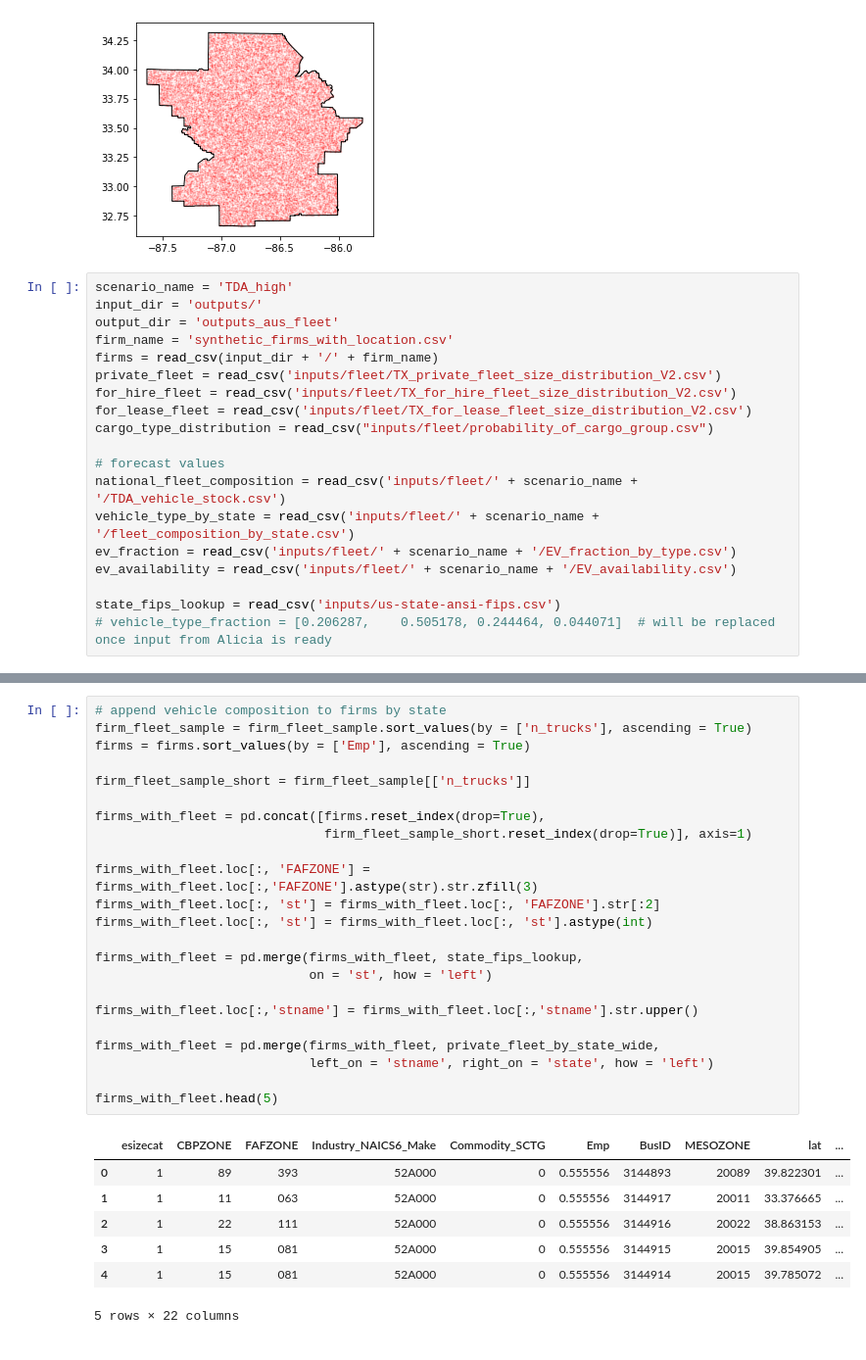
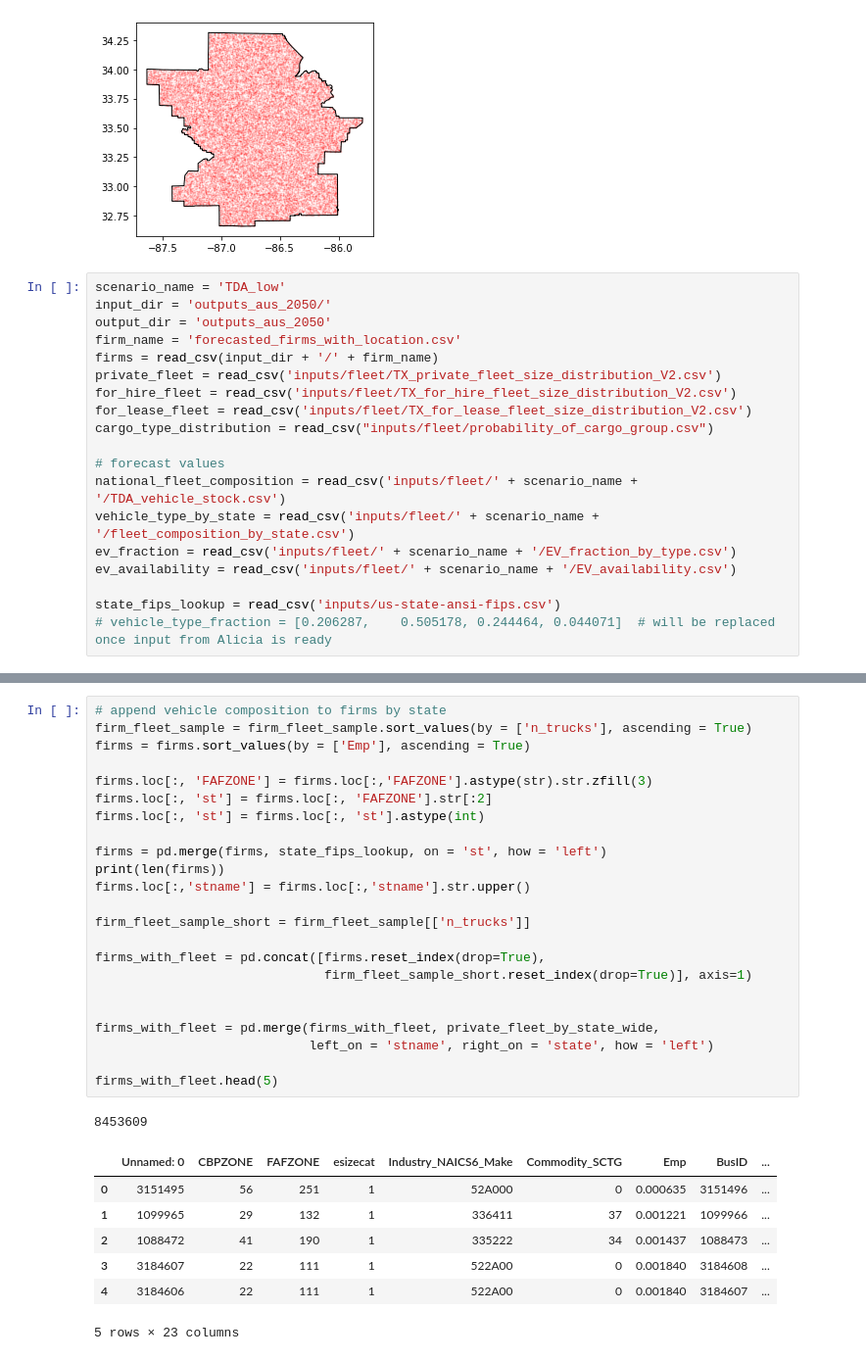
Before and after one commit to LBNL-UCB-STI/SynthFirm, a Jupyter notebook: Firm Synthesis/fleet_generation/firm_fleet_assignment_V3.ipynb, the cells around one changed output, grey strips where cells are left out. Shown at 98% size. Cells and saved outputs as stored; diff of their text form.

```diff
--- a/Firm Synthesis/fleet_generation/firm_fleet_assignment_V3.ipynb
+++ b/Firm Synthesis/fleet_generation/firm_fleet_assignment_V3.ipynb
@@ -101,10 +101,10 @@ plt.show()
 8453392
 [figure]
 # %%
-scenario_name = 'TDA_high'
-input_dir = 'outputs/'
-output_dir = 'outputs_aus_fleet'
-firm_name = 'synthetic_firms_with_location.csv'
+scenario_name = 'TDA_low'
+input_dir = 'outputs_aus_2050/'
+output_dir = 'outputs_aus_2050'
+firm_name = 'forecasted_firms_with_location.csv'
 firms = read_csv(input_dir + '/' + firm_name)
 private_fleet = read_csv('inputs/fleet/TX_private_fleet_size_distribution_V2.csv')
 for_hire_fleet = read_csv('inputs/fleet/TX_for_hire_fleet_size_distribution_V2.csv')
@@ -219,34 +219,35 @@ firm_fleet_sample.head(5)
 # %%
 # append vehicle composition to firms by state
 firm_fleet_sample = firm_fleet_sample.sort_values(by = ['n_trucks'], ascending = True)
 firms = firms.sort_values(by = ['Emp'], ascending = True)
+
+firms.loc[:, 'FAFZONE'] = firms.loc[:,'FAFZONE'].astype(str).str.zfill(3)
+firms.loc[:, 'st'] = firms.loc[:, 'FAFZONE'].str[:2]
+firms.loc[:, 'st'] = firms.loc[:, 'st'].astype(int)
+
+firms = pd.merge(firms, state_fips_lookup, on = 'st', how = 'left')
+print(len(firms))
+firms.loc[:,'stname'] = firms.loc[:,'stname'].str.upper()
 
 firm_fleet_sample_short = firm_fleet_sample[['n_trucks']]
 
 firms_with_fleet = pd.concat([firms.reset_index(drop=True),
                               firm_fleet_sample_short.reset_index(drop=True)], axis=1)
 
-firms_with_fleet.loc[:, 'FAFZONE'] = firms_with_fleet.loc[:,'FAFZONE'].astype(str).str.zfill(3)
-firms_with_fleet.loc[:, 'st'] = firms_with_fleet.loc[:, 'FAFZONE'].str[:2]
-firms_with_fleet.loc[:, 'st'] = firms_with_fleet.loc[:, 'st'].astype(int)
-
-firms_with_fleet = pd.merge(firms_with_fleet, state_fips_lookup,
-                            on = 'st', how = 'left')
-
-firms_with_fleet.loc[:,'stname'] = firms_with_fleet.loc[:,'stname'].str.upper()
 
 firms_with_fleet = pd.merge(firms_with_fleet, private_fleet_by_state_wide,
                             left_on = 'stname', right_on = 'state', how = 'left')
 
 firms_with_fleet.head(5)
 # %% [output]
+8453609
-|  | esizecat | CBPZONE | FAFZONE | Industry_NAICS6_Make | Commodity_SCTG | Emp | BusID | MESOZONE | lat | ... |
-| 0 | 1 | 89 | 393 | 52A000 | 0 | 0.555556 | 3144893 | 20089 | 39.822301 | ... |
-| 1 | 1 | 11 | 063 | 52A000 | 0 | 0.555556 | 3144917 | 20011 | 33.376665 | ... |
-| 2 | 1 | 22 | 111 | 52A000 | 0 | 0.555556 | 3144916 | 20022 | 38.863153 | ... |
-| 3 | 1 | 15 | 081 | 52A000 | 0 | 0.555556 | 3144915 | 20015 | 39.854905 | ... |
-| 4 | 1 | 15 | 081 | 52A000 | 0 | 0.555556 | 3144914 | 20015 | 39.785072 | ... |
+|  | Unnamed: 0 | CBPZONE | FAFZONE | esizecat | Industry_NAICS6_Make | Commodity_SCTG | Emp | BusID | ... |
+| 0 | 3151495 | 56 | 251 | 1 | 52A000 | 0 | 0.000635 | 3151496 | ... |
+| 1 | 1099965 | 29 | 132 | 1 | 336411 | 37 | 0.001221 | 1099966 | ... |
+| 2 | 1088472 | 41 | 190 | 1 | 335222 | 34 | 0.001437 | 1088473 | ... |
+| 3 | 3184607 | 22 | 111 | 1 | 522A00 | 0 | 0.001840 | 3184608 | ... |
+| 4 | 3184606 | 22 | 111 | 1 | 522A00 | 0 | 0.001840 | 3184607 | ... |
-5 rows × 22 columns
+5 rows × 23 columns
 # %%
 # assign vehicle technology
 print(firms_with_fleet.n_trucks.sum())
```
Also changed, not shown: parts of 18 cells of this notebook, 12 other files.
